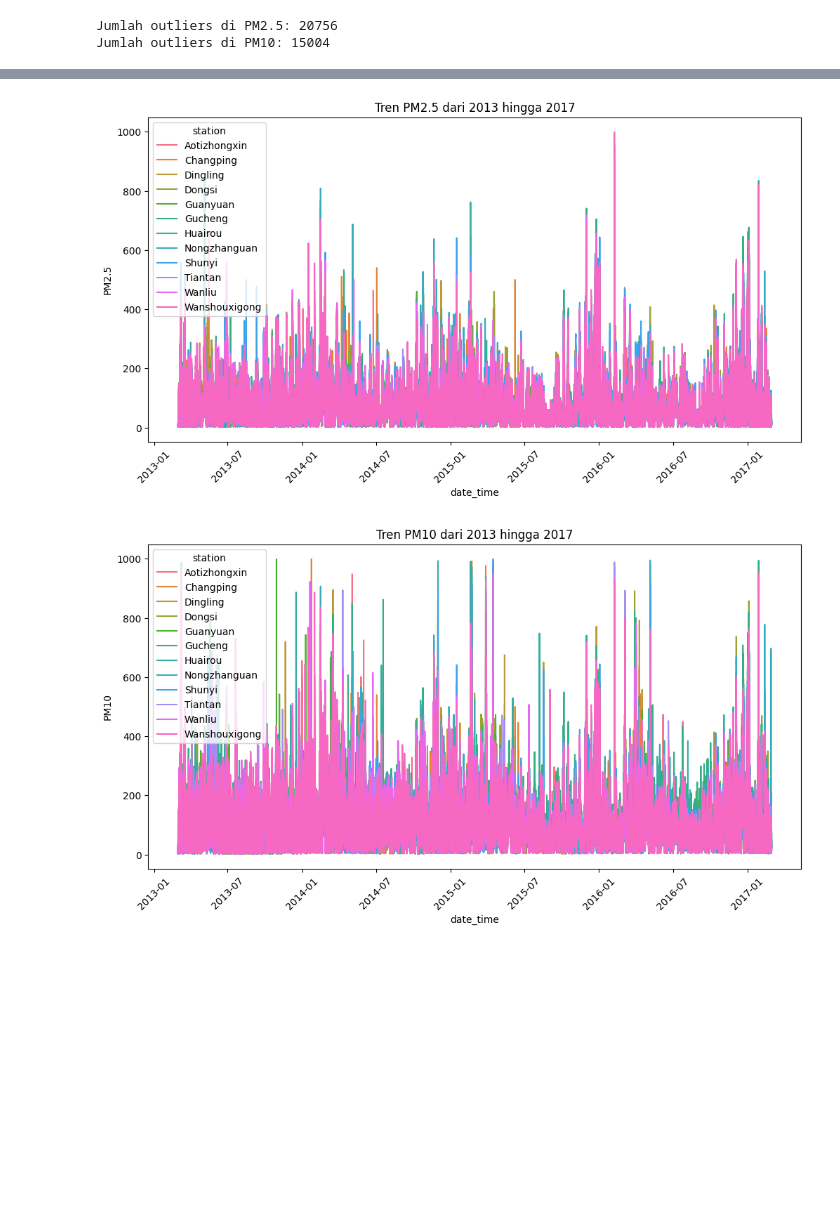
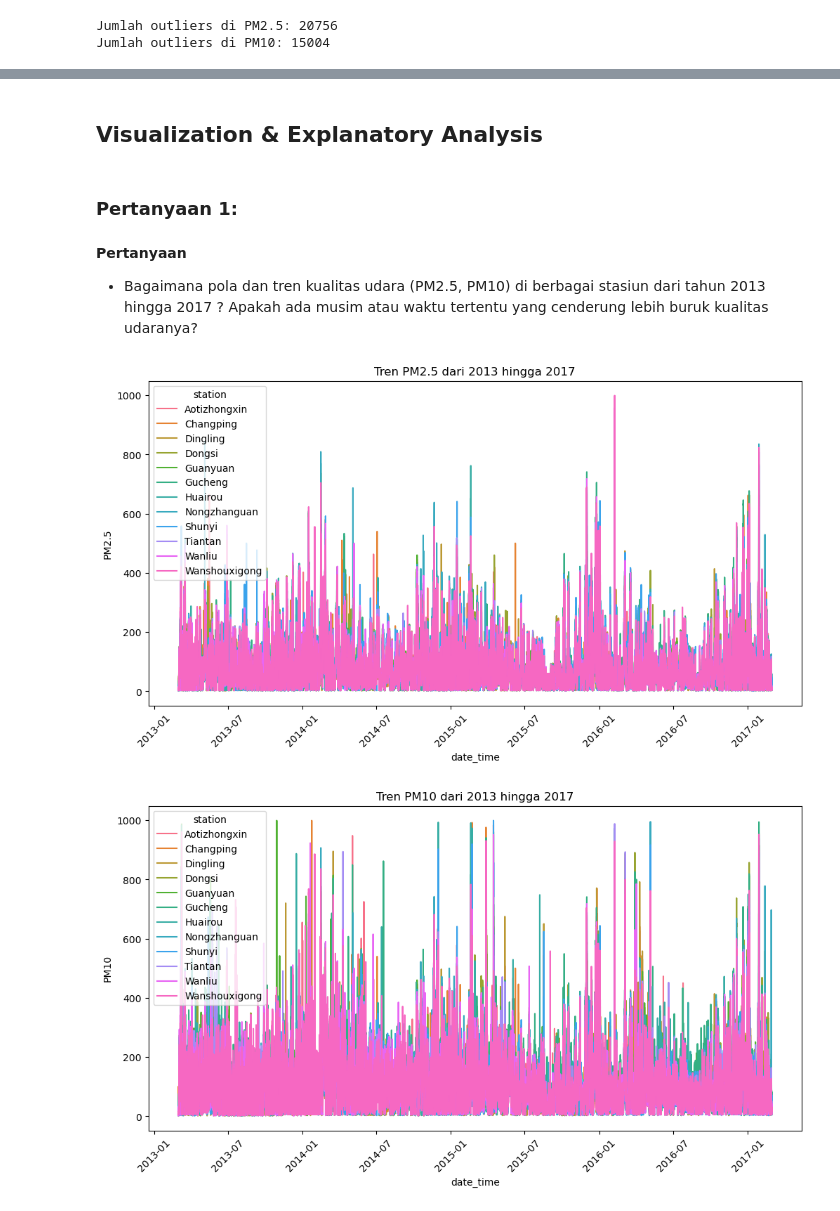
Before and after one commit to sltns22/suhu, a Jupyter notebook: notebook.ipynb, the cells around one changed output, grey strips where cells are left out. Saved outputs shown, nothing was run; the diff lists cells and outputs as text; code cells hidden in the pictures; blank space fills up the shorter version.

```diff
--- a/notebook.ipynb
+++ b/notebook.ipynb
@@ -1442,24 +1432,24 @@ Dingling dan Changping cenderung memiliki tingkat polusi yang lebih rendah diban
+# %% [markdown]
+## Visualization & Explanatory Analysis
+# %% [markdown]
+### Pertanyaan 1:
+# %% [markdown]
+**Pertanyaan**
+- Bagaimana pola dan tren kualitas udara (PM2.5, PM10) di berbagai stasiun dari tahun 2013 hingga 2017 ? Apakah ada musim atau waktu tertentu yang cenderung lebih buruk kualitas udaranya?
 # %%
-'''
-1. Pola dan Tren Kualitas Udara dari 2013 hingga 2017
-Untuk melihat bagaimana pola dan tren PM2.5 dan PM10 dari tahun 2013 hingga 2017 di berbagai stasiun
-
-Visualisasi Tren PM2.5 dan PM10:
-'''
-
 # Plotting PM2.5 over time for all stations
 plt.figure(figsize=(12,6))
 sns.lineplot(x='date_time', y='PM2.5', hue='station', data=all_df, errorbar=None)
 plt.title('Tren PM2.5 dari 2013 hingga 2017')
 plt.xticks(rotation=45)
 plt.show()
 
 # Plotting PM10 over time for all stations
 plt.figure(figsize=(12,6))
 sns.lineplot(x='date_time', y='PM10', hue='station', data=all_df, errorbar=None)
 plt.title('Tren PM10 dari 2013 hingga 2017')
 plt.xticks(rotation=45)
 plt.show()
 # %% [output]
-[figure, old version]
+[figure, new version]
-[figure, old version]
+[figure, new version]
```
Also changed, not shown: parts of 37 cells of this notebook, 2 other files.
